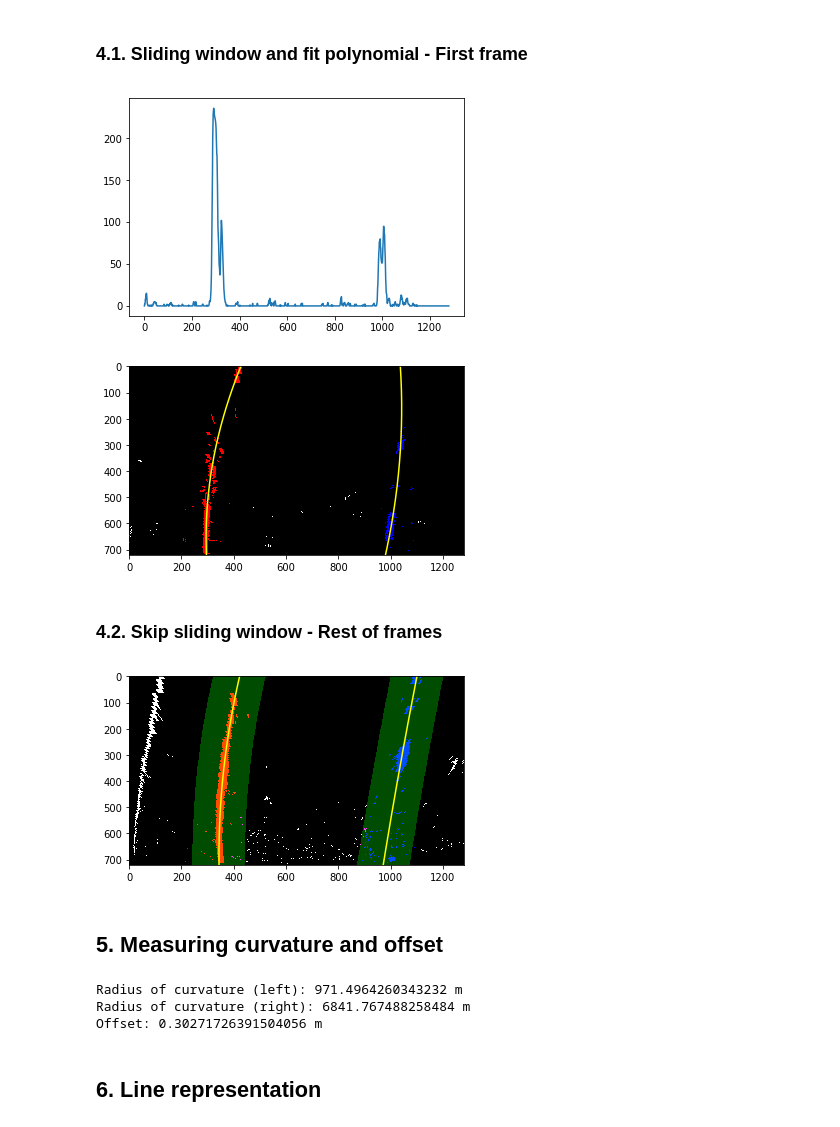
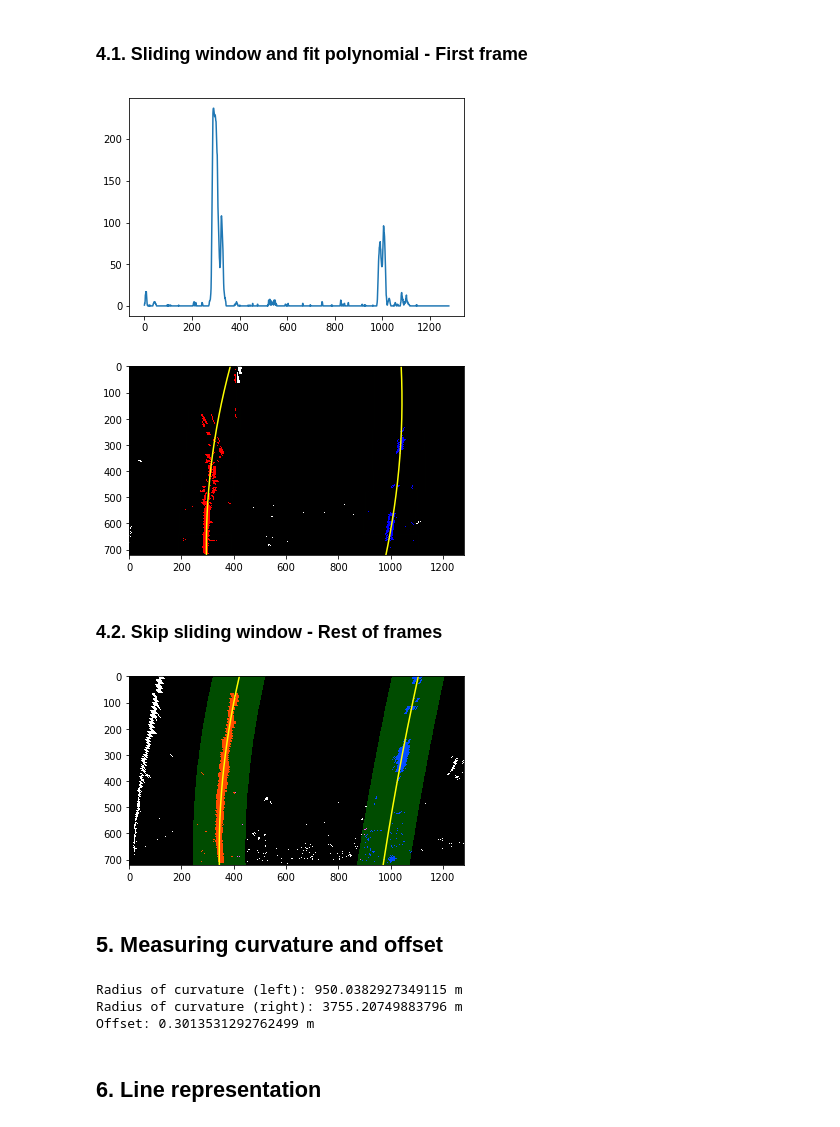
Before and after one commit to RaulDa/CarND-Advanced-Lane-Lines-P4, a Jupyter notebook: P4.ipynb, the cells around one changed output. Saved outputs shown, nothing was run; the diff lists cells and outputs as text; code cells hidden in the pictures.

```diff
--- a/P4.ipynb
+++ b/P4.ipynb
@@ -98,9 +115,6 @@ plt.show()
 # %% [markdown]
 ## 2. Color and gradient threshold
 # %%
-# Read test image
-image = mpimg.imread('test_images/test5.jpg')
-
 # Sobel function (only for x axis)
 def abs_sobel_thresh(img, orient='x', sobel_kernel=3, thresh=(0, 255)):
     # 1) Convert to grayscale
@@ -170,11 +184,11 @@ ksize = 9 # Choose a larger odd number to smooth gradient measurements
 undist = cv2.undistort(image, mtx, dist, None, mtx)
 
 # Apply each of the thresholding functions
-gradx = abs_sobel_thresh(undist, orient='x', sobel_kernel=ksize, thresh=(10, 90))
-dir_binary = dir_threshold(undist, sobel_kernel=ksize, thresh=(0.7, 1.4))
-v_binary = v_threshold(undist, v_thresh=(150,255))
-h_binary = h_threshold(undist, h_thresh=(15,100))
-s_binary = s_threshold(undist, s_thresh=(150,255))
+gradx = abs_sobel_thresh(undist, orient='x', sobel_kernel=ksize, thresh=(12, 90))
+dir_binary = dir_threshold(undist, sobel_kernel=ksize, thresh=(0.6, 1.5))
+v_binary = v_threshold(undist, v_thresh=(145,255))
+h_binary = h_threshold(undist, h_thresh=(15,105))
+s_binary = s_threshold(undist, s_thresh=(145,255))
 
 combined_gradient = np.zeros_like(dir_binary)
 combined_gradient[(dir_binary == 1) & (gradx == 1) & (v_binary == 1)] = 1
@@ -242,7 +256,7 @@ histogram = np.sum(binary_warped[binary_warped.shape[0]//2:,:], axis=0)
 plt.plot(histogram)
 plt.show()
 # %% [output]
-[figure, old version]
+[figure, new version]
 # %%
 # Function to apply sliding window and fit polynomial for first frame
 def slid_window_fit_poly(binary_warped, histogram):
@@ -341,7 +355,7 @@ plt.xlim(0, 1280)
 plt.ylim(720, 0)
 plt.show()
 # %% [output]
-[figure, old version]
+[figure, new version]
 # %% [markdown]
 ### 4.2. Skip sliding window - Rest of frames
 # %%
@@ -401,39 +415,39 @@ def new_slid_window_fit_poly(binary_warped, left_fit, right_fit):
     return result, ploty, left_fit, right_fit, left_fitx, right_fitx, leftx, lefty, rightx, righty
 
 # Apply steps for new image
 image = mpimg.imread('test_images/test1.jpg')
 undist = cv2.undistort(image, mtx, dist, None, mtx)
 
-gradx = abs_sobel_thresh(undist, orient='x', sobel_kernel=ksize, thresh=(10, 90))
-dir_binary = dir_threshold(undist, sobel_kernel=ksize, thresh=(0.7, 1.4))
-v_binary = v_threshold(undist, v_thresh=(150,255))
-h_binary = h_threshold(undist, h_thresh=(15,100))
-s_binary = s_threshold(undist, s_thresh=(150,255))
+gradx = abs_sobel_thresh(undist, orient='x', sobel_kernel=ksize, thresh=(12, 90))
+dir_binary = dir_threshold(undist, sobel_kernel=ksize, thresh=(0.6, 1.5))
+v_binary = v_threshold(undist, v_thresh=(145,255))
+h_binary = h_threshold(undist, h_thresh=(15,105))
+s_binary = s_threshold(undist, s_thresh=(145,255))
 
 combined_gradient = np.zeros_like(dir_binary)
 combined_gradient[(dir_binary == 1) & (gradx == 1) & (v_binary == 1)] = 1
 
 combined_color = np.zeros_like(dir_binary)
 combined_color[(h_binary == 1) & (s_binary == 1)] = 1
 
 combined = np.zeros_like(combined_gradient)
 combined[(combined_gradient == 1) | (combined_color == 1)] = 1
 
 binary_warped, Minv = warper(combined, src, dst)
 
 # Call function
 result, ploty, left_fit, right_fit, left_fitx, right_fitx, leftx, lefty, rightx, righty = \
 new_slid_window_fit_poly(binary_warped, left_fit, right_fit)
 
 # Display results
 plt.imshow(result)
 plt.plot(left_fitx, ploty, color='yellow')
 plt.plot(right_fitx, ploty, color='yellow')
 plt.xlim(0, 1280)
 plt.ylim(720, 0)
 plt.show()
 # %% [output]
-[figure, old version]
+[figure, new version]
 # %% [markdown]
 ## 5. Measuring curvature and offset
 # %%
@@ -475,9 +489,9 @@ print("Radius of curvature (left): {} m".format(left_meas))
 print("Radius of curvature (right): {} m".format(right_meas))
 print("Offset: {} m".format(dist_meters))
 # %% [output]
-Radius of curvature (left): 971.4964260343232 m
-Radius of curvature (right): 6841.767488258484 m
-Offset: 0.30271726391504056 m
+Radius of curvature (left): 950.0382927349115 m
+Radius of curvature (right): 3755.20749883796 m
+Offset: 0.3013531292762499 m
 # %% [markdown]
 ## 6. Line representation
 # %%
```
Also changed, not shown: parts of 4 cells of this notebook.
